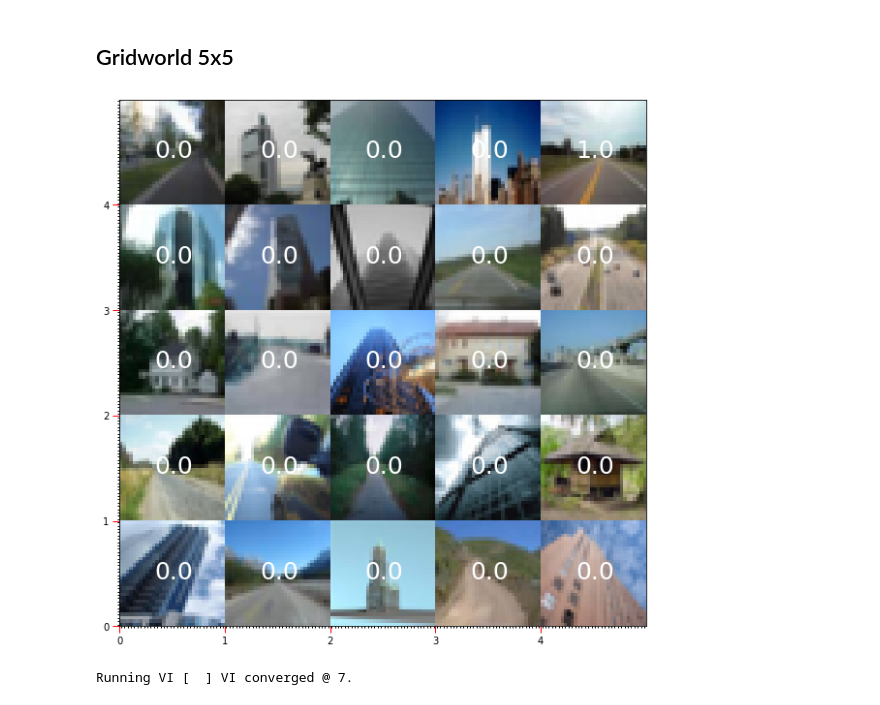
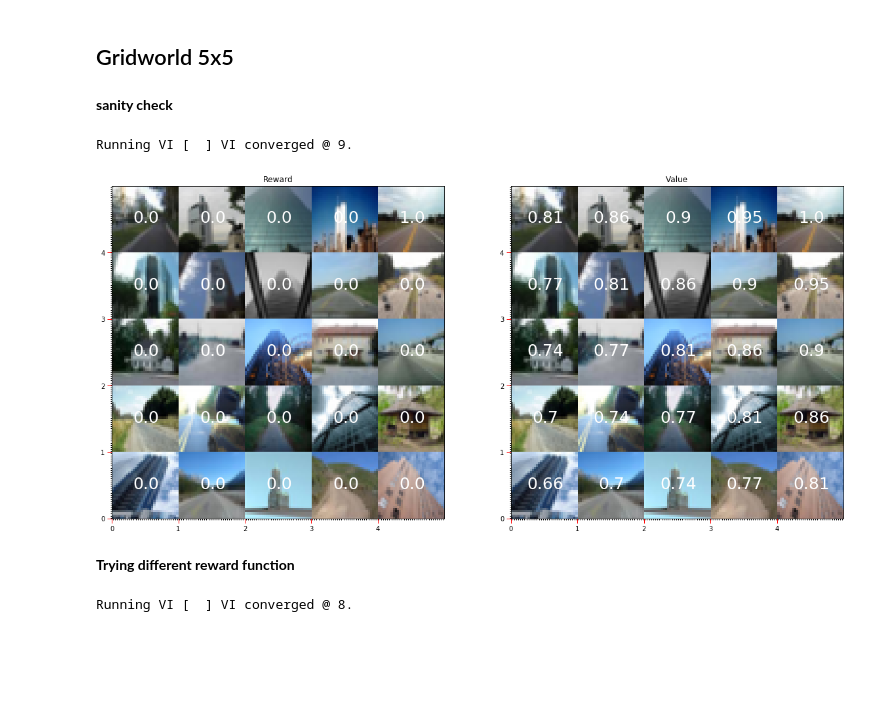
Before and after one commit to yrevar/InverseRL, a Jupyter notebook: gridworld_5x5.ipynb, the cells around one changed output. Drawn from its saved outputs; the diff is of its cells as text; code cells hidden in the pictures; blank space fills up the shorter version.

```diff
--- a/gridworld_5x5.ipynb
+++ b/gridworld_5x5.ipynb
@@ -38,6 +38,8 @@ cifar.classes.index("house"), cifar.classes.index("skyscraper"), cifar.classes.i
 (37, 76, 68)
 # %% [markdown]
 ## Gridworld 5x5
+# %% [markdown]
+**sanity check**
 # %%
 np.random.seed(5)
 # Specify state space
@@ -49,18 +51,33 @@ S.sample_and_attach_classes([37, 76, 68], [0.2, 0.3, 0.5])
 S.override_classes_by_loc([goal], [68])
 # Attach features
 S.attach_features(FeatureClassImageSampler(S, lambda x: sample_image(X, y, x)))
-PHI = S.features()
 PHI_gridded = S.features(gridded=True)
-PHI_gridded_inverted = np.flip(PHI_gridded, 2)
+PHI_gridded_vis = np.flip(PHI_gridded, 2)
 # Attach rewards
-S.attach_rewards(RewardStateScalar(S, loc_to_reward_dict={goal: 1.},
-                                   class_id_to_reward_dict={37: 0, 76: 0, 68: 0}, default=0))
+S.attach_rewards(RewardStateScalar(S, loc_to_reward_dict={goal: 1}, class_id_to_reward_dict={
+    37: 0, 76: 0, 68: 0}, default=0))
 R = S.rewards()
 # Specify dynamics
 T = XYDynamics(S, slip_prob=0.)
+# Set goal
+S.set_terminal_status_by_loc([goal])
+# Value Iteration
+VI = Plan.ValueIteration(S, R, T, verbose=True)
+# VI.q_value_list(S[23], False)
+# %%
+log_Pi, V, Q, iterno = VI.run(100, Policy.Greedy, verbose=True, debug=False, eps=1e-6)
+# %% [output]
+Running VI [  ] VI converged @ 9.
 # %%
-fig = plt.figure(figsize=(10,10))
-p = NavGridView(PHI_gridded_inverted, ax=plt.gca()).render().ticks().show_cell_text(R, fontsize=25)
+fig = plt.figure(figsize=(20,10))
+plt.subplot(1,2,1)
+p = NavGridView(PHI_gridded_vis, ax=plt.gca()).render().ticks().show_cell_text(
+    R, fontsize=25).title("Reward")
 p.ax.invert_yaxis()
+
+plt.subplot(1,2,2)
+p = NavGridView(PHI_gridded_vis, ax=plt.gca()).render().ticks().show_cell_text(
+    V.numpy().round(2), fontsize=25).title("Value")
+p.ax.invert_yaxis()
 # %% [output]
-[figure, old version]
+[figure, new version]
@@ -71,0 +84,2 @@ vi = Plan.ValueIteration(S, R, T, verbose=True)
+# %% [markdown]
+**Trying different reward function**
@@ -72,4 +102,5 @@ vi = Plan.ValueIteration(S, R, T, verbose=True)
 # %%
-log_Pi, V, Q, iterno = vi.run(100, Policy.Greedy, verbose=True, debug=False, eps=1e-10)
+VI = Plan.ValueIteration(S, R, T, verbose=True)
+log_Pi, V, Q, iterno = VI.run(100, Policy.Greedy, verbose=True, debug=False, eps=1e-6)
 # %% [output]
-Running VI [  ] VI converged @ 7.
+Running VI [  ] VI converged @ 8.
```
Also changed, not shown: parts of 6 cells of this notebook, 4 other files.
